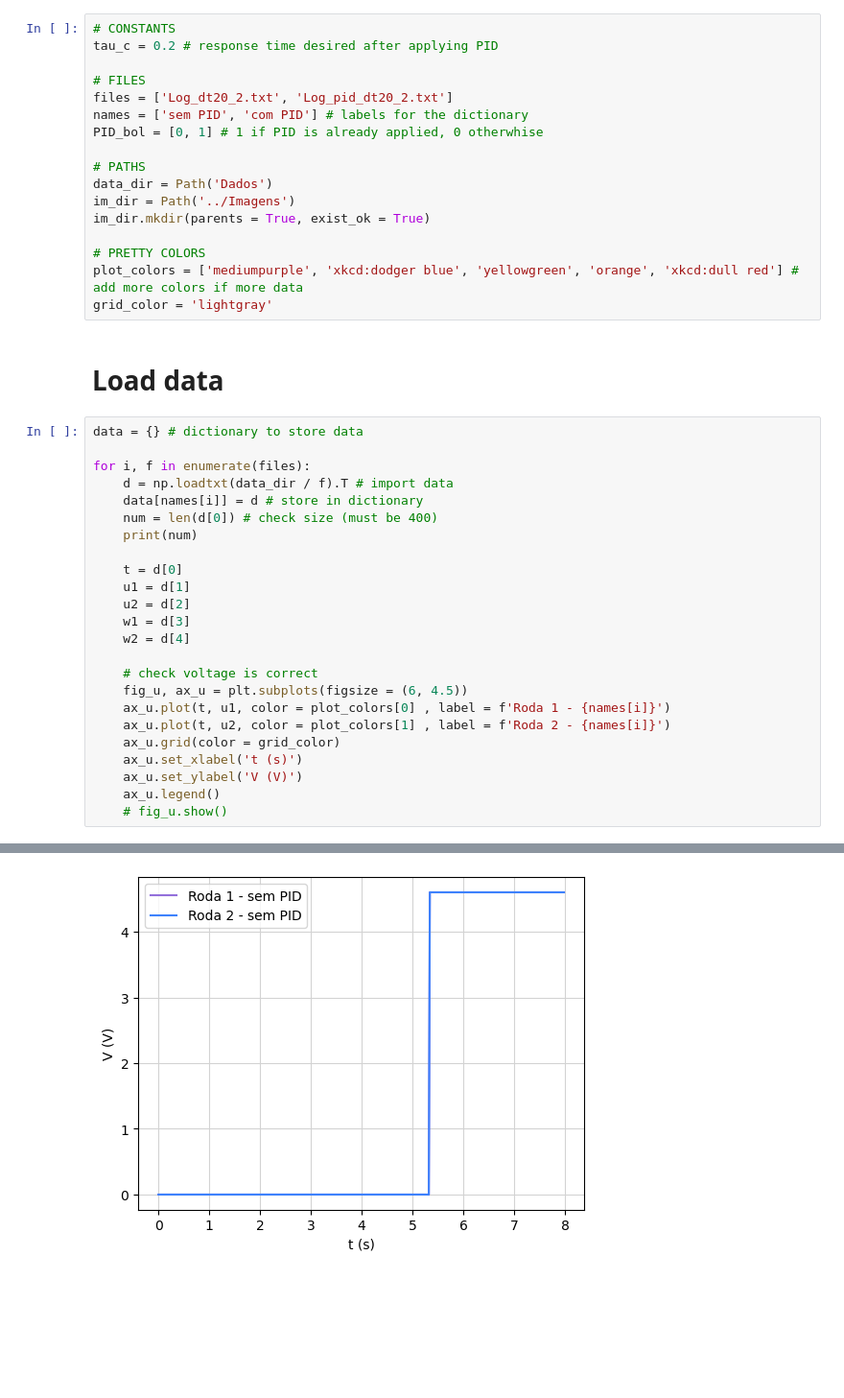
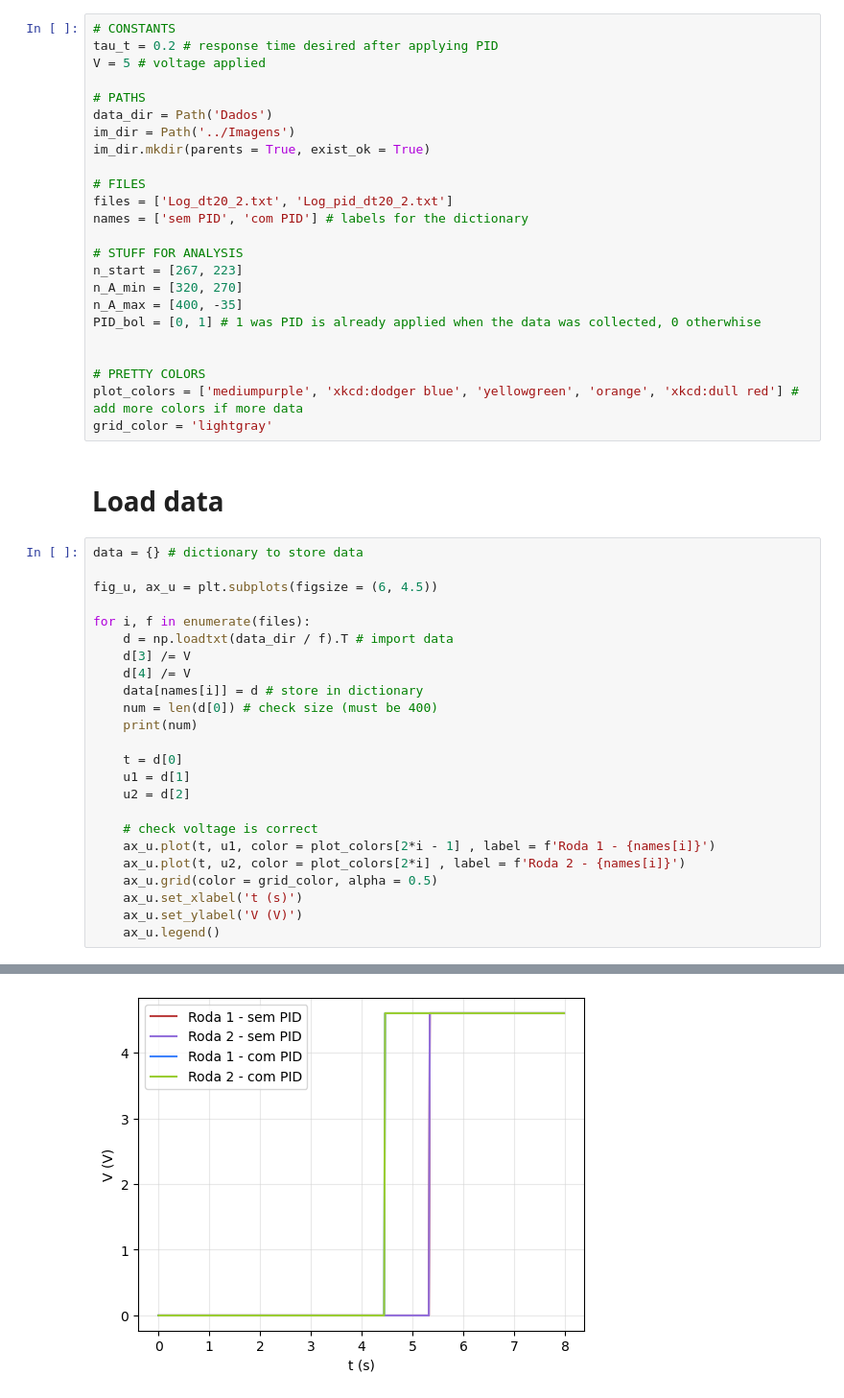
Before and after one commit to sergisousa/Robotica2026, a Jupyter notebook: Modelo motores/PID_new.ipynb, the cells around one changed output, grey strips where cells are left out. Shown at 96% size. Cells and saved outputs as stored; diff of their text form; blank space fills up the shorter version.

```diff
--- a/Modelo motores/PID_new.ipynb
+++ b/Modelo motores/PID_new.ipynb
@@ -10,18 +10,25 @@ from scipy.stats import linregress
 This is the stuff we adapt according to our files and what we want for our plots
 # %%
 # CONSTANTS
-tau_c = 0.2 # response time desired after applying PID
-
-# FILES
-files = ['Log_dt20_2.txt', 'Log_pid_dt20_2.txt']
-names = ['sem PID', 'com PID'] # labels for the dictionary
-PID_bol = [0, 1] # 1 if PID is already applied, 0 otherwhise
+tau_t = 0.2 # response time desired after applying PID
+V = 5 # voltage applied
 
 # PATHS
 data_dir = Path('Dados')
 im_dir = Path('../Imagens')
 im_dir.mkdir(parents = True, exist_ok = True)
 
+# FILES
+files = ['Log_dt20_2.txt', 'Log_pid_dt20_2.txt']
+names = ['sem PID', 'com PID'] # labels for the dictionary
+
+# STUFF FOR ANALYSIS
+n_start = [267, 223]
+n_A_min = [320, 270]
+n_A_max = [400, -35]
+PID_bol = [0, 1] # 1 was PID is already applied when the data was collected, 0 otherwhise
+
+
 # PRETTY COLORS
 plot_colors = ['mediumpurple', 'xkcd:dodger blue', 'yellowgreen', 'orange', 'xkcd:dull red'] # add more colors if more data
 grid_color = 'lightgray'
@@ -30,28 +37,28 @@ grid_color = 'lightgray'
 # %%
 data = {} # dictionary to store data
 
+fig_u, ax_u = plt.subplots(figsize = (6, 4.5))
+
 for i, f in enumerate(files):
     d = np.loadtxt(data_dir / f).T # import data
+    d[3] /= V
+    d[4] /= V
     data[names[i]] = d # store in dictionary
     num = len(d[0]) # check size (must be 400)
     print(num)
 
     t = d[0]
     u1 = d[1]
     u2 = d[2]
-    w1 = d[3]
-    w2 = d[4]
 
     # check voltage is correct
-    fig_u, ax_u = plt.subplots(figsize = (6, 4.5))
-    ax_u.plot(t, u1, color = plot_colors[0] , label = f'Roda 1 - {names[i]}')
-    ax_u.plot(t, u2, color = plot_colors[1] , label = f'Roda 2 - {names[i]}')
-    ax_u.grid(color = grid_color)
+    ax_u.plot(t, u1, color = plot_colors[2*i - 1] , label = f'Roda 1 - {names[i]}')
+    ax_u.plot(t, u2, color = plot_colors[2*i] , label = f'Roda 2 - {names[i]}')
+    ax_u.grid(color = grid_color, alpha = 0.5)
     ax_u.set_xlabel('t (s)')
     ax_u.set_ylabel('V (V)')
     ax_u.legend()
-    # fig_u.show()
 # %% [output]
 400
 400
-[figure, old version]
+[figure, new version]
```
Also changed, not shown: parts of 6 cells of this notebook.
